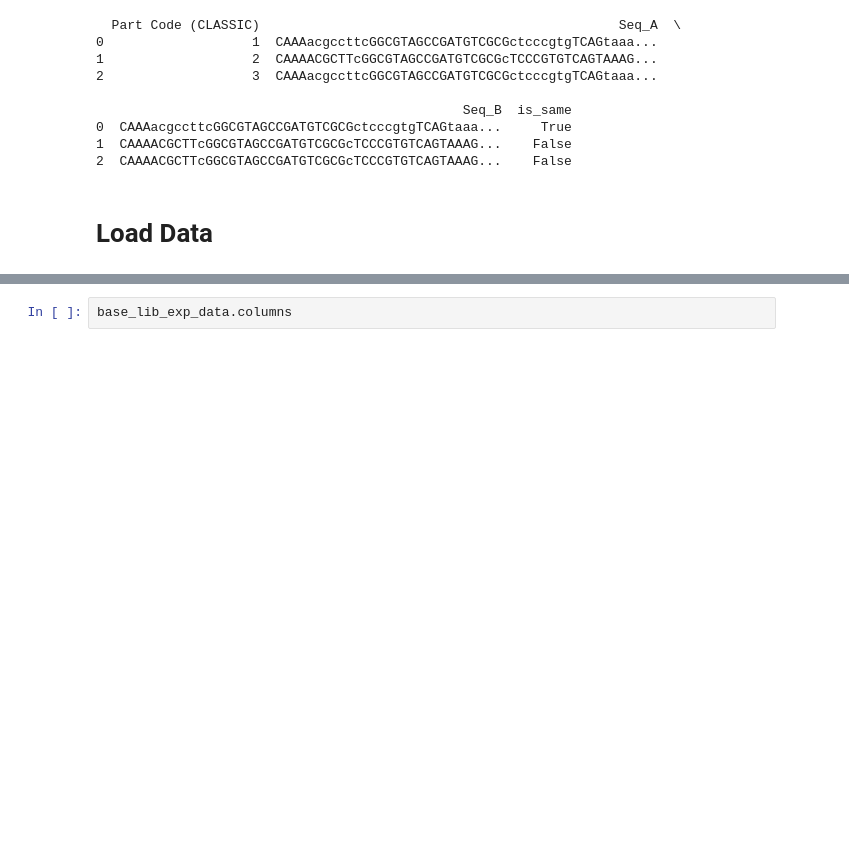
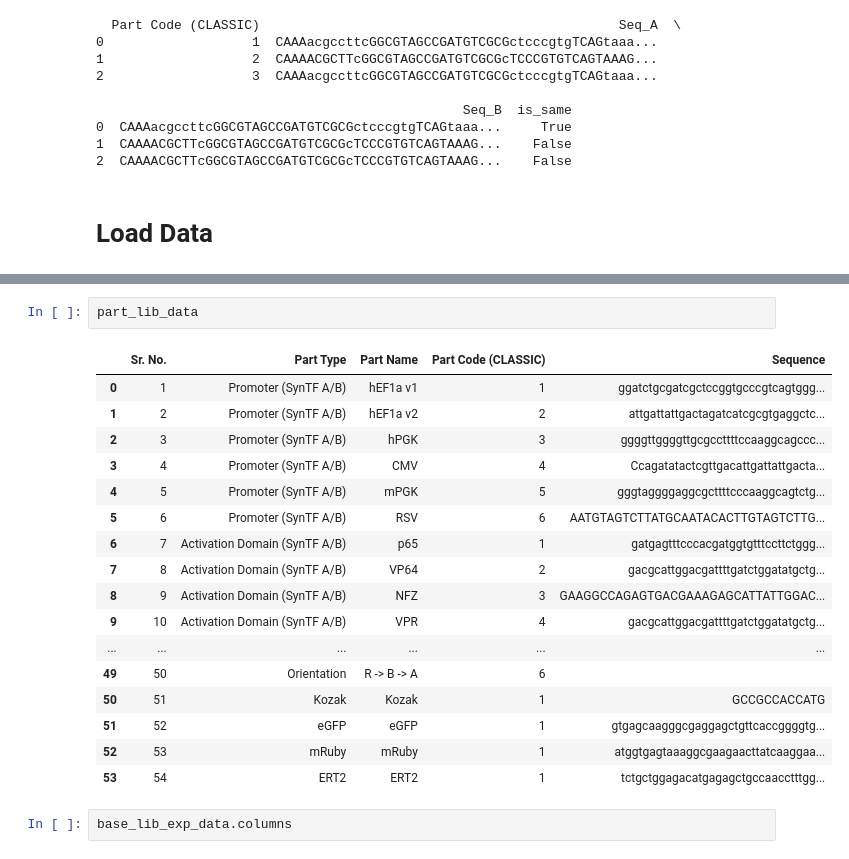
Before and after one commit to cellethology/gene_circuit_design, a Jupyter notebook: data_new/1M/data_analysis.ipynb, the cells around one changed output, grey strips where cells are left out. Cells and saved outputs as stored; diff of their text form; blank space fills up the shorter version.

```diff
--- a/data_new/1M/data_analysis.ipynb
+++ b/data_new/1M/data_analysis.ipynb
@@ -67,3 +114,23 @@ parts_map = part_lib_data.set_index(["Part Type", "Part Code (CLASSIC)"])["Seque
+# %%
+part_lib_data
+# %% [output]
+|  | Sr. No. | Part Type | Part Name | Part Code (CLASSIC) | Sequence |
+| 0 | 1 | Promoter (SynTF A/B) | hEF1a v1 | 1 | ggatctgcgatcgctccggtgcccgtcagtggg... |
+| 1 | 2 | Promoter (SynTF A/B) | hEF1a v2 | 2 | attgattattgactagatcatcgcgtgaggctc... |
+| 2 | 3 | Promoter (SynTF A/B) | hPGK | 3 | ggggttggggttgcgccttttccaaggcagccc... |
+| 3 | 4 | Promoter (SynTF A/B) | CMV | 4 | Ccagatatactcgttgacattgattattgacta... |
+| 4 | 5 | Promoter (SynTF A/B) | mPGK | 5 | gggtaggggaggcgcttttcccaaggcagtctg... |
+| 5 | 6 | Promoter (SynTF A/B) | RSV | 6 | AATGTAGTCTTATGCAATACACTTGTAGTCTTG... |
+| 6 | 7 | Activation Domain (SynTF A/B) | p65 | 1 | gatgagtttcccacgatggtgtttccttctggg... |
+| 7 | 8 | Activation Domain (SynTF A/B) | VP64 | 2 | gacgcattggacgattttgatctggatatgctg... |
+| 8 | 9 | Activation Domain (SynTF A/B) | NFZ | 3 | GAAGGCCAGAGTGACGAAAGAGCATTATTGGAC... |
+| 9 | 10 | Activation Domain (SynTF A/B) | VPR | 4 | gacgcattggacgattttgatctggatatgctg... |
+| ... | ... | ... | ... | ... | ... |
+| 49 | 50 | Orientation | R -> B -> A | 6 |  |
+| 50 | 51 | Kozak | Kozak | 1 | GCCGCCACCATG |
+| 51 | 52 | eGFP | eGFP | 1 | gtgagcaagggcgaggagctgttcaccggggtg... |
+| 52 | 53 | mRuby | mRuby | 1 | atggtgagtaaaggcgaagaacttatcaaggaa... |
+| 53 | 54 | ERT2 | ERT2 | 1 | tctgctggagacatgagagctgccaacctttgg... |
 # %%
 base_lib_exp_data.columns
 # %% [output]
```
Also changed, not shown: parts of 25 cells of this notebook, 12 other files.
